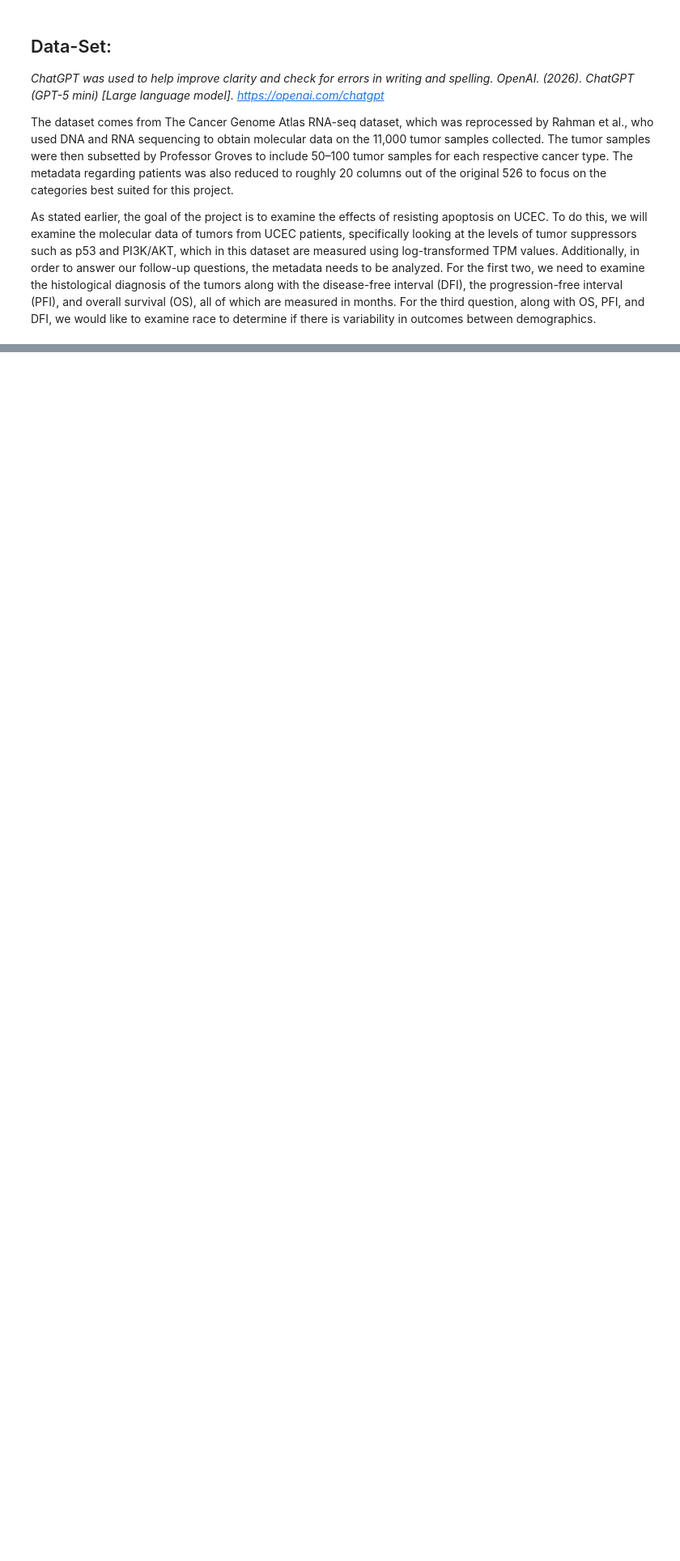
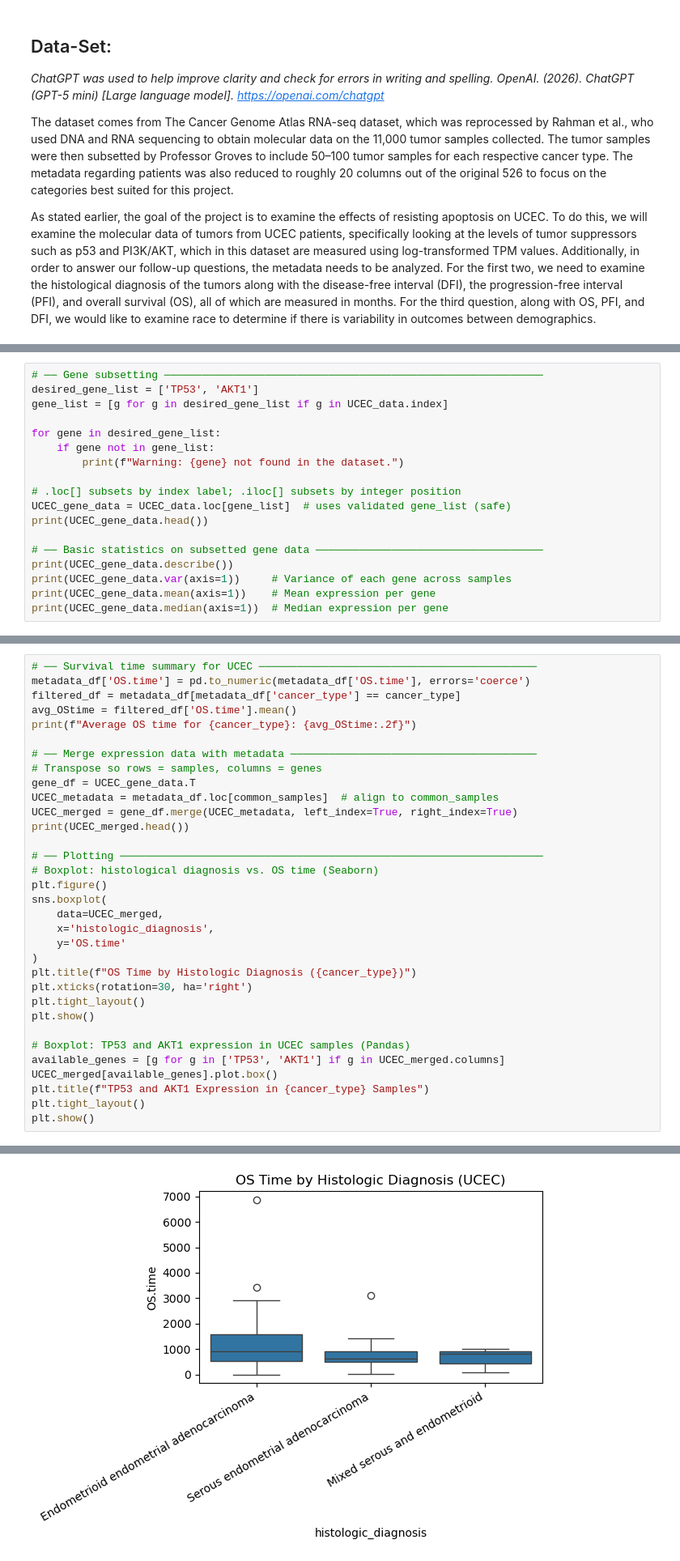
Before and after one commit to isabella-imburgia/Module-4-Cancer-Imburgia-Abed, a Jupyter notebook: code/Module 4 Template.ipynb, the cells around one changed output, grey strips where cells are left out. Shown at 81% size. Drawn from its saved outputs; the diff is of its cells as text; blank space fills up the shorter version.

Commit message:
Code for data analysis

```diff
--- a/code/Module 4 Template.ipynb
+++ b/code/Module 4 Template.ipynb
@@ -50,0 +109,18 @@ As stated earlier, the goal of the project is to examine the effects of resistin
+# %%
+# ── Gene subsetting ────────────────────────────────────────────────────────────
+desired_gene_list = ['TP53', 'AKT1']
+gene_list = [g for g in desired_gene_list if g in UCEC_data.index]
+
+for gene in desired_gene_list:
+    if gene not in gene_list:
+        print(f"Warning: {gene} not found in the dataset.")
+
+# .loc[] subsets by index label; .iloc[] subsets by integer position
+UCEC_gene_data = UCEC_data.loc[gene_list]  # uses validated gene_list (safe)
+print(UCEC_gene_data.head())
+
+# ── Basic statistics on subsetted gene data ────────────────────────────────────
+print(UCEC_gene_data.describe())
+print(UCEC_gene_data.var(axis=1))     # Variance of each gene across samples
+print(UCEC_gene_data.mean(axis=1))    # Mean expression per gene
+print(UCEC_gene_data.median(axis=1))  # Median expression per gene
@@ -50,0 +145,34 @@ As stated earlier, the goal of the project is to examine the effects of resistin
+# %%
+# ── Survival time summary for UCEC ────────────────────────────────────────────
+metadata_df['OS.time'] = pd.to_numeric(metadata_df['OS.time'], errors='coerce')
+filtered_df = metadata_df[metadata_df['cancer_type'] == cancer_type]
+avg_OStime = filtered_df['OS.time'].mean()
+print(f"Average OS time for {cancer_type}: {avg_OStime:.2f}")
+
+# ── Merge expression data with metadata ───────────────────────────────────────
+# Transpose so rows = samples, columns = genes
+gene_df = UCEC_gene_data.T
+UCEC_metadata = metadata_df.loc[common_samples]  # align to common_samples
+UCEC_merged = gene_df.merge(UCEC_metadata, left_index=True, right_index=True)
+print(UCEC_merged.head())
+
+# ── Plotting ───────────────────────────────────────────────────────────────────
+# Boxplot: histological diagnosis vs. OS time (Seaborn)
+plt.figure()
+sns.boxplot(
+    data=UCEC_merged,
+    x='histologic_diagnosis',
+    y='OS.time'
+)
+plt.title(f"OS Time by Histologic Diagnosis ({cancer_type})")
+plt.xticks(rotation=30, ha='right')
+plt.tight_layout()
+plt.show()
+
+# Boxplot: TP53 and AKT1 expression in UCEC samples (Pandas)
+available_genes = [g for g in ['TP53', 'AKT1'] if g in UCEC_merged.columns]
+UCEC_merged[available_genes].plot.box()
+plt.title(f"TP53 and AKT1 Expression in {cancer_type} Samples")
+plt.tight_layout()
+plt.show()
+# %% [output]
@@ -50,0 +196 @@ As stated earlier, the goal of the project is to examine the effects of resistin
+[figure, added]
```
Also changed, not shown: parts of 3 cells of this notebook.
